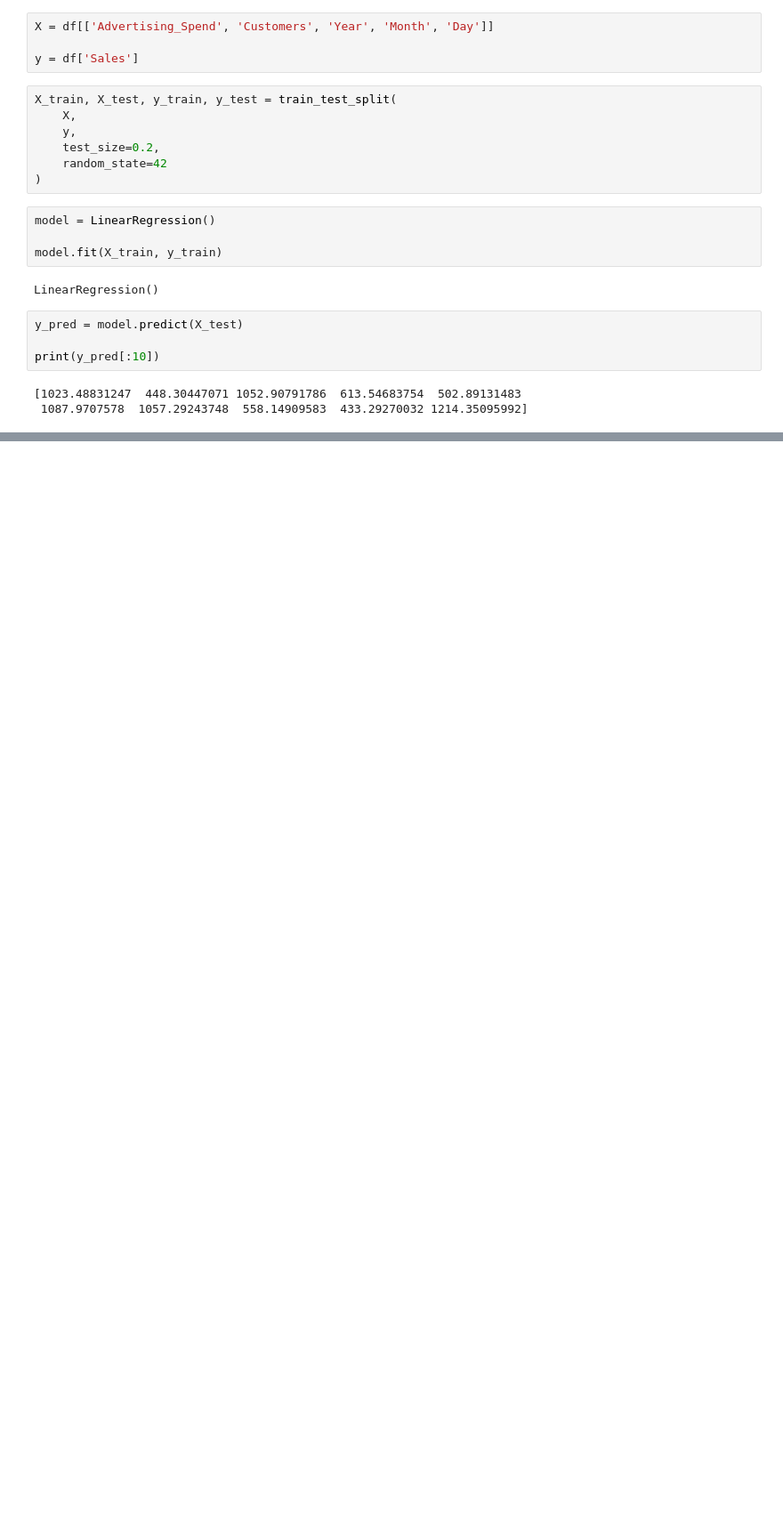
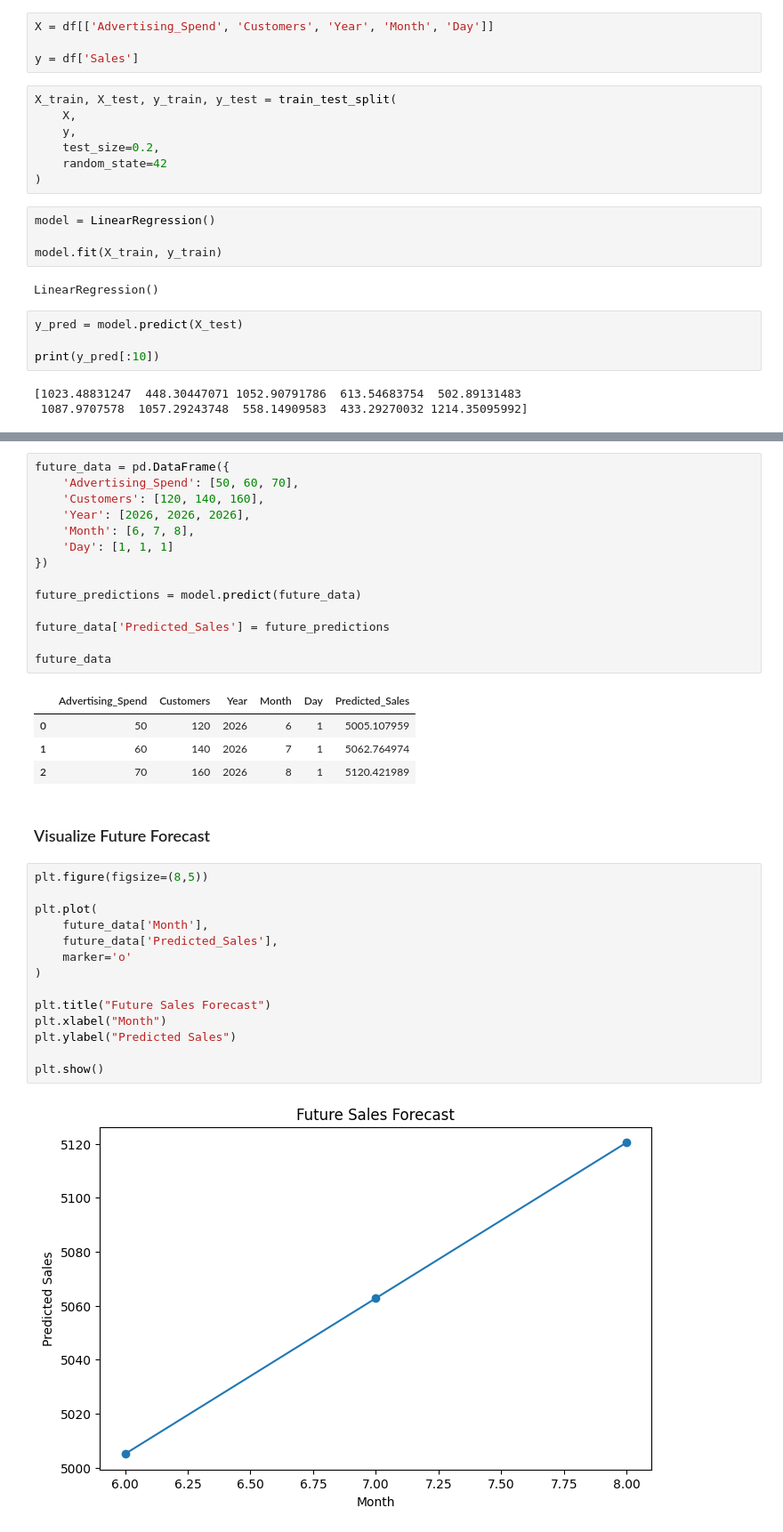
Before and after one commit to Akshitha-1612-hub/Predictive-Analysis, a Jupyter notebook: PredictiveAnalytics.ipynb, the cells around one changed output, grey strips where cells are left out. Shown at 89% size. Saved outputs shown, nothing was run; the diff lists cells and outputs as text; blank space fills up the shorter version.

Commit message:
Updated Predictive Analytics notebook

```diff
--- a/PredictiveAnalytics.ipynb
+++ b/PredictiveAnalytics.ipynb
@@ -172,0 +220,37 @@ print(y_pred[:10])
+# %%
+future_data = pd.DataFrame({
+    'Advertising_Spend': [50, 60, 70],
+    'Customers': [120, 140, 160],
+    'Year': [2026, 2026, 2026],
+    'Month': [6, 7, 8],
+    'Day': [1, 1, 1]
+})
+
+future_predictions = model.predict(future_data)
+
+future_data['Predicted_Sales'] = future_predictions
+
+future_data
+# %% [output]
+|  | Advertising_Spend | Customers | Year | Month | Day | Predicted_Sales |
+| 0 | 50 | 120 | 2026 | 6 | 1 | 5005.107959 |
+| 1 | 60 | 140 | 2026 | 7 | 1 | 5062.764974 |
+| 2 | 70 | 160 | 2026 | 8 | 1 | 5120.421989 |
+# %% [markdown]
+### Visualize Future Forecast
+# %%
+plt.figure(figsize=(8,5))
+
+plt.plot(
+    future_data['Month'],
+    future_data['Predicted_Sales'],
+    marker='o'
+)
+
+plt.title("Future Sales Forecast")
+plt.xlabel("Month")
+plt.ylabel("Predicted Sales")
+
+plt.show()
+# %% [output]
+[figure, added]
```
Also changed, not shown: parts of 11 cells of this notebook.
